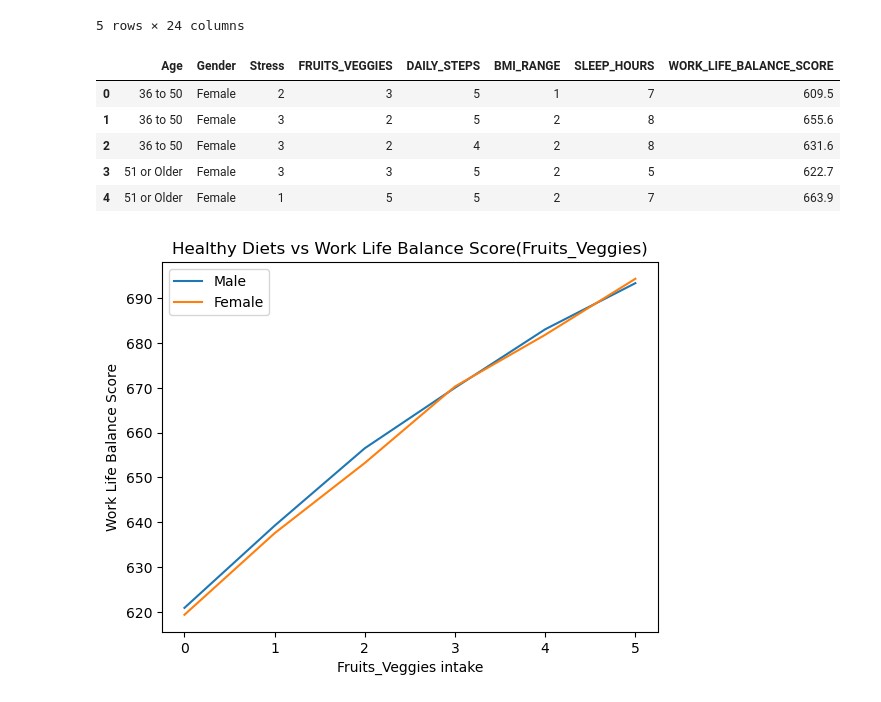
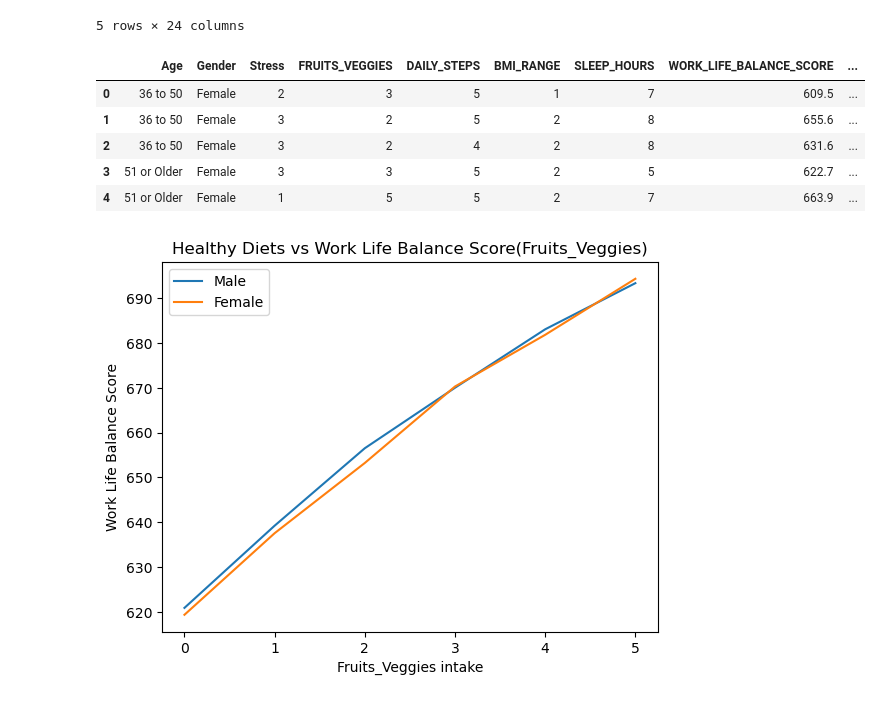
Before and after one commit to jenna-mk/Project_1, a Jupyter notebook: project_1_daniel.ipynb, the cells around one changed output. Drawn from its saved outputs; the diff is of its cells as text; code cells hidden in the pictures.

```diff
--- a/project_1_daniel.ipynb
+++ b/project_1_daniel.ipynb
@@ -32,39 +32,47 @@ age_range = wellness_data_df["AGE"]
 gender = wellness_data_df["GENDER"]
 
 # Create a DataFrame
 networking_df = pd.DataFrame({
     "Age": age_range,
     "Gender": gender,
     "Stress": stress,
     "FRUITS_VEGGIES": fruits_and_vegetables,
     "DAILY_STEPS": daily_steps,
     "BMI_RANGE": BMI,
     "SLEEP_HOURS": sleep_hours,
     "WORK_LIFE_BALANCE_SCORE": work_life_score
 })
 
 # Convert Stress column to integer
 stress_values = ["0", "1", "2", "3", "4", "5"]
 networking_df = networking_df[networking_df["Stress"].isin(stress_values)]
 networking_df["Stress"] = networking_df["Stress"].astype(int)
 
+# Create bins to categorize work life balance scores
+bins =[0, 550, 680, 900]
+group_names = ['Poor', 'Good', 'Excellent']
+networking_df['Work Life Summary'] = pd.cut(networking_df['WORK_LIFE_BALANCE_SCORE'], bins, labels=group_names, include_lowest=True)
+bin_counts = networking_df['Work Life Summary'].value_counts()
+
 # Separate data by gender
 networking_male_df = networking_df[networking_df["Gender"] == "Male"]
 networking_female_df = networking_df[networking_df["Gender"] == "Female"]
 
 # comparing by age
 networking_df = networking_df.replace("Less than 20", "20 or Younger")
 networking_df = networking_df.replace("51 or more", "51 or Older")
 
+
+
 # Display the first few rows of the DataFrame
 networking_df.head()
 # %% [output]
-|  | Age | Gender | Stress | FRUITS_VEGGIES | DAILY_STEPS | BMI_RANGE | SLEEP_HOURS | WORK_LIFE_BALANCE_SCORE |
-| 0 | 36 to 50 | Female | 2 | 3 | 5 | 1 | 7 | 609.5 |
-| 1 | 36 to 50 | Female | 3 | 2 | 5 | 2 | 8 | 655.6 |
-| 2 | 36 to 50 | Female | 3 | 2 | 4 | 2 | 8 | 631.6 |
-| 3 | 51 or Older | Female | 3 | 3 | 5 | 2 | 5 | 622.7 |
-| 4 | 51 or Older | Female | 1 | 5 | 5 | 2 | 7 | 663.9 |
+|  | Age | Gender | Stress | FRUITS_VEGGIES | DAILY_STEPS | BMI_RANGE | SLEEP_HOURS | WORK_LIFE_BALANCE_SCORE | ... |
+| 0 | 36 to 50 | Female | 2 | 3 | 5 | 1 | 7 | 609.5 | ... |
+| 1 | 36 to 50 | Female | 3 | 2 | 5 | 2 | 8 | 655.6 | ... |
+| 2 | 36 to 50 | Female | 3 | 2 | 4 | 2 | 8 | 631.6 | ... |
+| 3 | 51 or Older | Female | 3 | 3 | 5 | 2 | 5 | 622.7 | ... |
+| 4 | 51 or Older | Female | 1 | 5 | 5 | 2 | 7 | 663.9 | ... |
 # %%
 # How does a healthy diet or healthy activity affect mental health and well-being? Daniel
 # Fruits and Vegetables, Daily Steps, BMI Range, Sleep Hours
```
Also changed, not shown: parts of 3 cells of this notebook, 7 other files.
